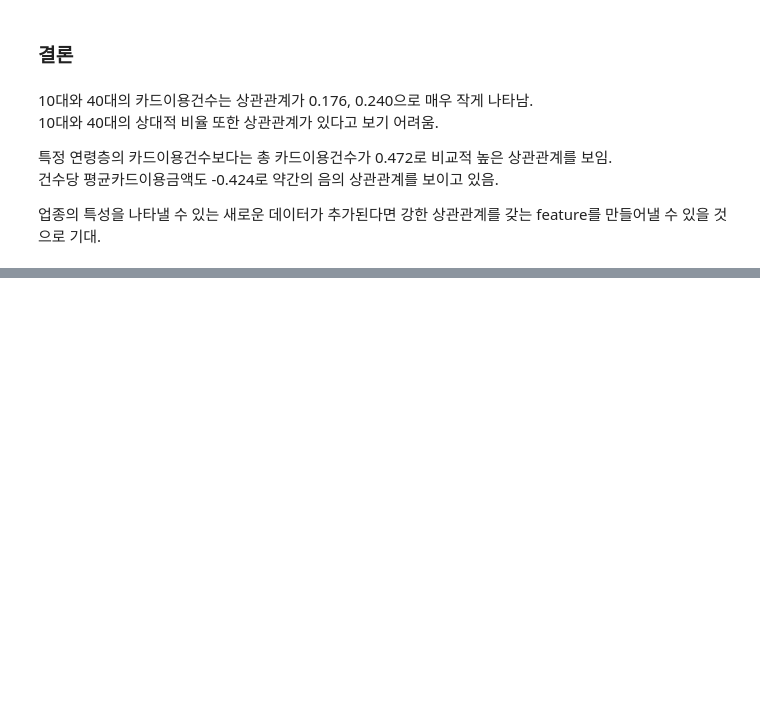
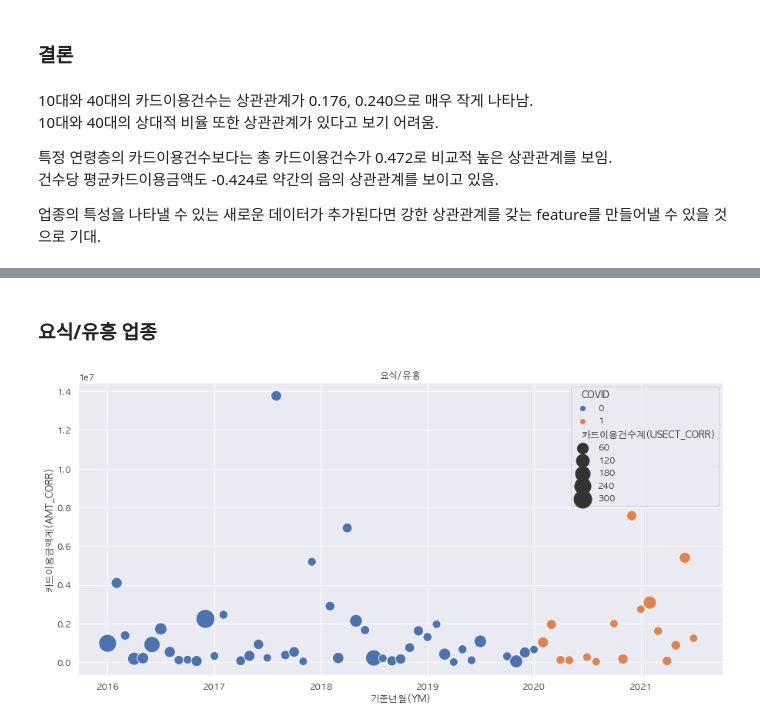
Before and after one commit to jjungyujin/TIL, a Jupyter notebook: DataEngineering/DataProcessing/LIBRA/libra_project.ipynb, the cells around one changed output, grey strips where cells are left out. Cells and saved outputs as stored; diff of their text form; code cells hidden in the pictures; blank space fills up the shorter version.

```diff
--- a/DataEngineering/DataProcessing/LIBRA/libra_project.ipynb
+++ b/DataEngineering/DataProcessing/LIBRA/libra_project.ipynb
@@ -278,0 +341,4 @@ plt.show()
+# %%
+df_CLASS1_YM = df_time_series.groupby(['대분류(CLASS1)', df_time_series.index])['카드이용금액계(AMT_CORR)', '카드이용건수계(USECT_CORR)', 'COVID'].agg({'카드이용금액계(AMT_CORR)':np.sum, '카드이용건수계(USECT_CORR)':np.sum, 'COVID':np.min})
+df_CLASS1_YM.reset_index(inplace=True)
+df_CLASS1_YM
@@ -278,0 +450,9 @@ plt.show()
+# %% [markdown]
+### 요식/유흥 업종
+# %%
+fig = plt.figure(figsize=(15, 7))
+sns.scatterplot(x='기준년월(YM)', y='카드이용금액계(AMT_CORR)', hue='COVID', size='카드이용건수계(USECT_CORR)', sizes=(120, 600), data=df_CLASS1_YM[df_CLASS1_YM['대분류(CLASS1)']=='요식/유흥'])
+plt.title('요식/유흥')
+plt.show()
+# %% [output]
+[figure, added]
```
Also changed, not shown: parts of 31 cells of this notebook, 2 other files.
